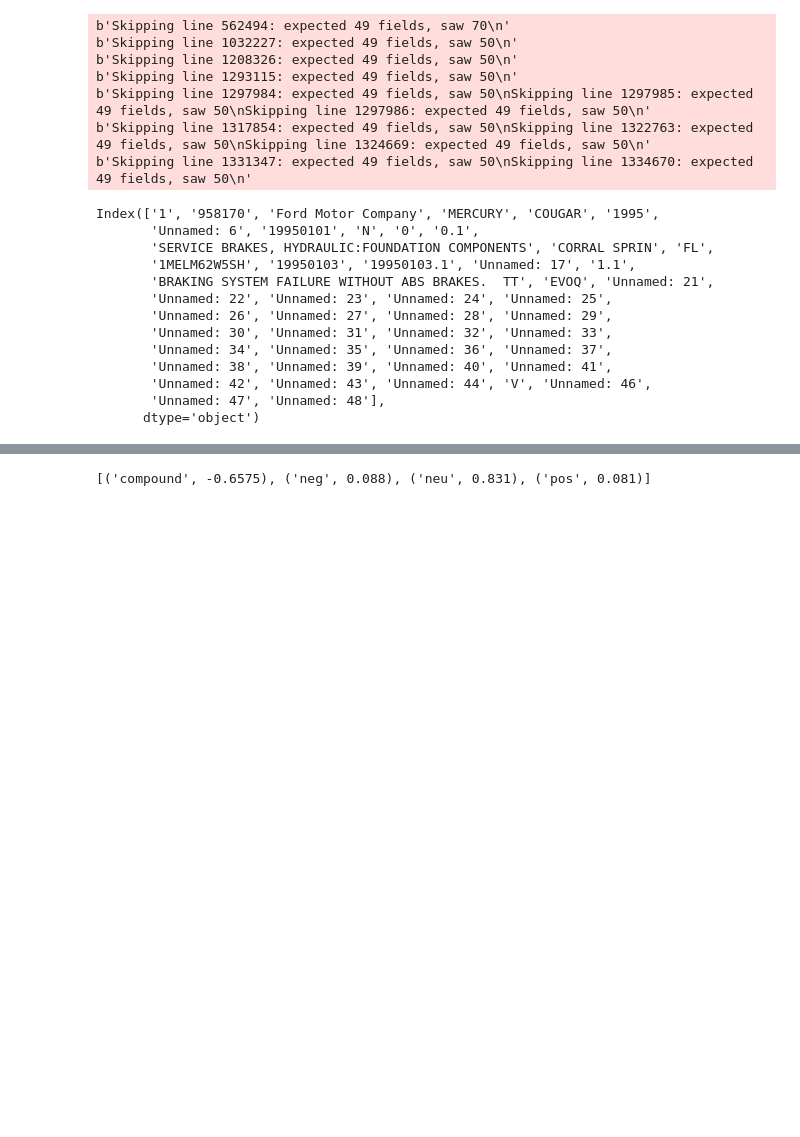
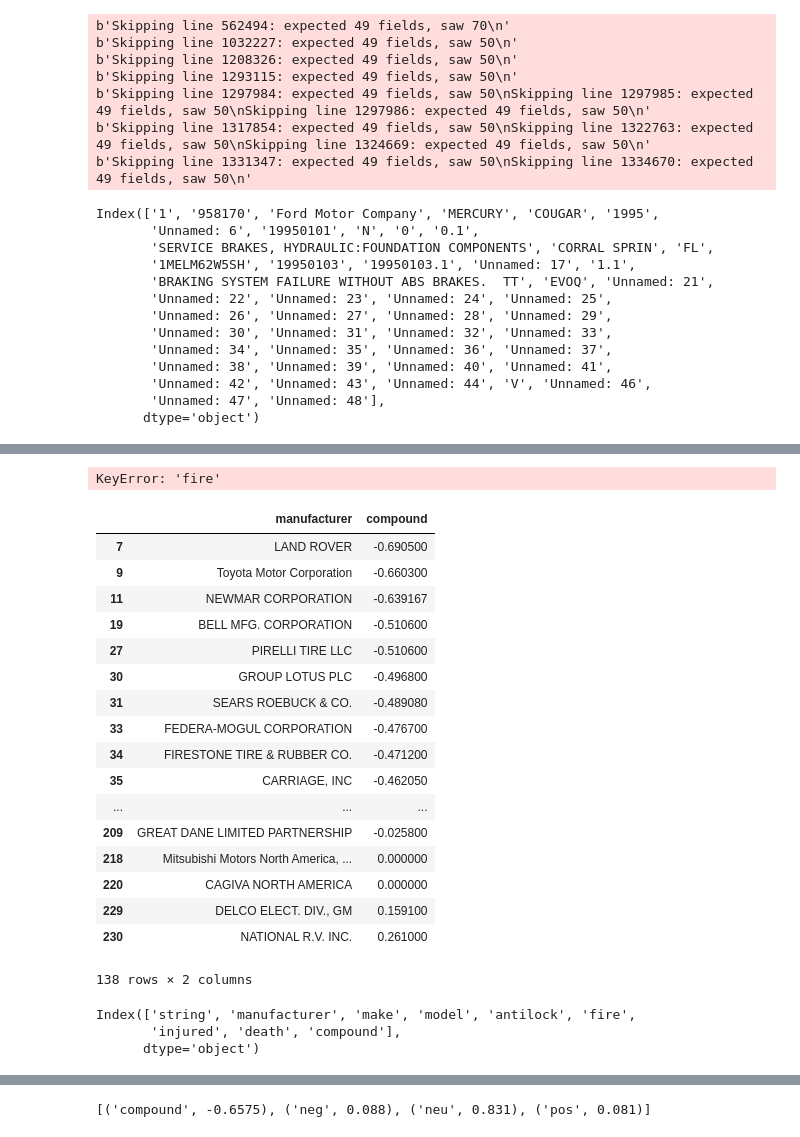
Before and after one commit to bmart847/RecallAnalysis, a Jupyter notebook: cars.ipynb, the cells around one changed output, grey strips where cells are left out. Cells and saved outputs as stored; diff of their text form; code cells hidden in the pictures; blank space fills up the shorter version.

```diff
--- a/cars.ipynb
+++ b/cars.ipynb
@@ -56,0 +173,32 @@ CHI
+# %%
+checkManu = checkManu.sort_values(by = 'compound', ascending=[True])
+# %% [output]
+KeyError: 'fire'
+# %%
+checkManu.reset_index(drop=True, inplace=True)
+checkManu.dropna(how='any')
+# %% [output]
+|  | manufacturer | compound |
+| 7 | LAND ROVER | -0.690500 |
+| 9 | Toyota Motor Corporation | -0.660300 |
+| 11 | NEWMAR CORPORATION | -0.639167 |
+| 19 | BELL MFG. CORPORATION | -0.510600 |
+| 27 | PIRELLI TIRE LLC | -0.510600 |
+| 30 | GROUP LOTUS PLC | -0.496800 |
+| 31 | SEARS ROEBUCK & CO. | -0.489080 |
+| 33 | FEDERA-MOGUL CORPORATION | -0.476700 |
+| 34 | FIRESTONE TIRE & RUBBER CO. | -0.471200 |
+| 35 | CARRIAGE, INC | -0.462050 |
+| ... | ... | ... |
+| 209 | GREAT DANE LIMITED PARTNERSHIP | -0.025800 |
+| 218 | Mitsubishi Motors North America, ... | 0.000000 |
+| 220 | CAGIVA NORTH AMERICA | 0.000000 |
+| 229 | DELCO ELECT. DIV., GM | 0.159100 |
+| 230 | NATIONAL R.V. INC. | 0.261000 |
+138 rows × 2 columns
+# %%
+frankenFrame.keys()
+# %% [output]
+Index(['string', 'manufacturer', 'make', 'model', 'antilock', 'fire',
+       'injured', 'death', 'compound'],
+      dtype='object')
```
Also changed, not shown: parts of 24 cells of this notebook.
